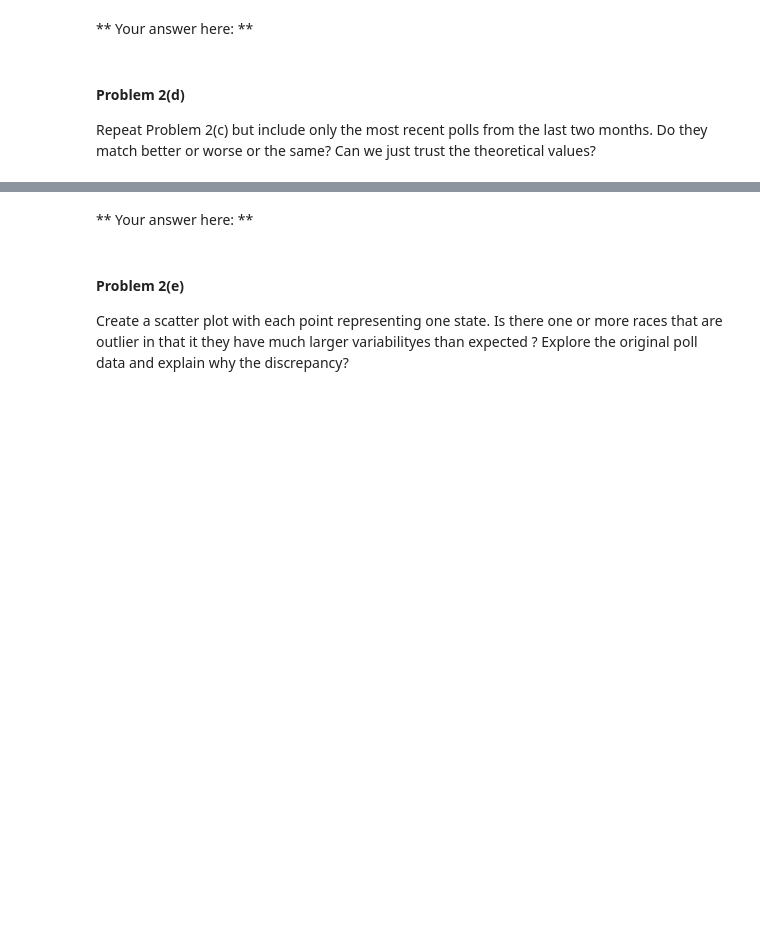
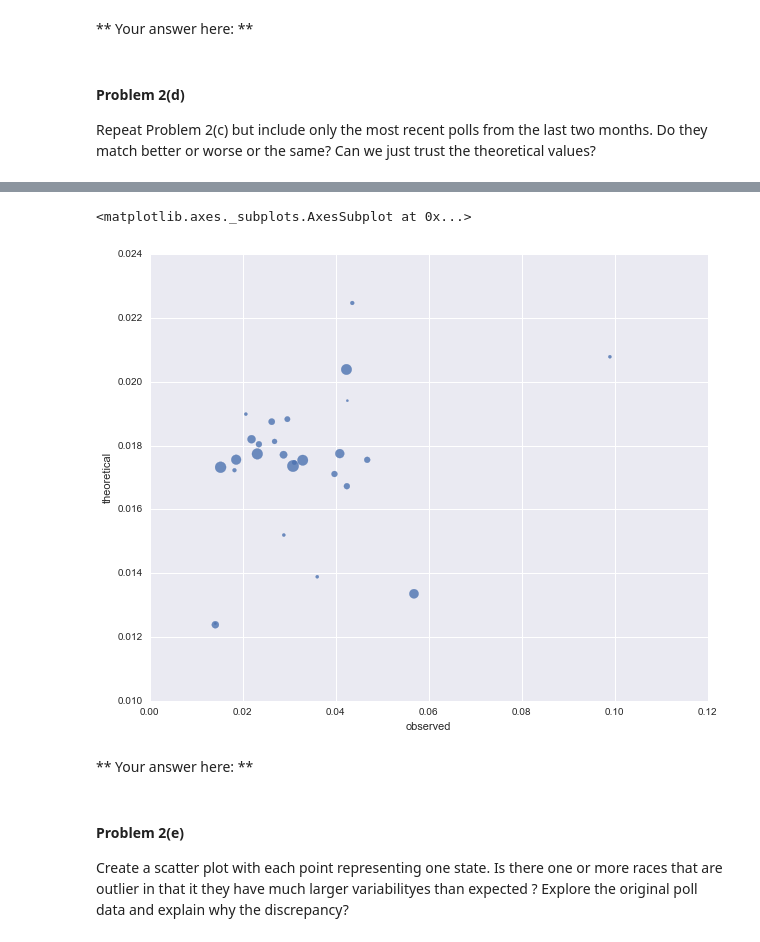
Before and after one commit to dimagalat/CSCI_E-109, a Jupyter notebook: homework/santos_n_hw4/HW4.ipynb, the cells around one changed output, grey strips where cells are left out. Cells and saved outputs as stored; diff of their text form; code cells hidden in the pictures; blank space fills up the shorter version.

```diff
--- a/homework/santos_n_hw4/HW4.ipynb
+++ b/homework/santos_n_hw4/HW4.ipynb
@@ -236,0 +240,17 @@ Repeat Problem 2(c) but include only the most recent polls from the last two mon
+# %%
+recent_errors = pd.DataFrame()
+for race, poll in polls.iteritems():
+    # Subtracting sixty days instead of a month.
+    two_months = dt.date.today() - dt.timedelta(days=60)
+    poll = poll[poll["startdate"].astype(np.datetime64) >= two_months]
+    candidate = poll.columns.intersection(candidates["R"])
+    if len(candidate) > 0:
+        p = poll[candidate].astype(np.float64) / 100
+        q = 1 - p
+        theoretical = np.sqrt((p * q).div(poll["numobs"].astype(np.float64), axis=0)).mean()
+        observed = p.std()
+        recent_errors = recent_errors.append({"candidate": theoretical.index.values[0],
+                                              "theoretical": theoretical.values[0],
+                                              "observed": observed.values[0],
+                                              "polls": len(poll) - polls_removed}, ignore_index=True)
+recent_errors.head()
@@ -237,3 +264,10 @@ Repeat Problem 2(c) but include only the most recent polls from the last two mon
+# %%
+plt.figure(figsize=(10, 8))
+sns.regplot("observed", "theoretical", recent_errors,
+            fit_reg=False, scatter_kws={"s": recent_errors["polls"]*5})
+# %% [output]
+<matplotlib.axes._subplots.AxesSubplot at 0x...>
+[figure, added]
 # %% [markdown]
 ** Your answer here: **
 # %% [markdown]
```
Also changed, not shown: parts of 7 cells of this notebook, 1 other file.
